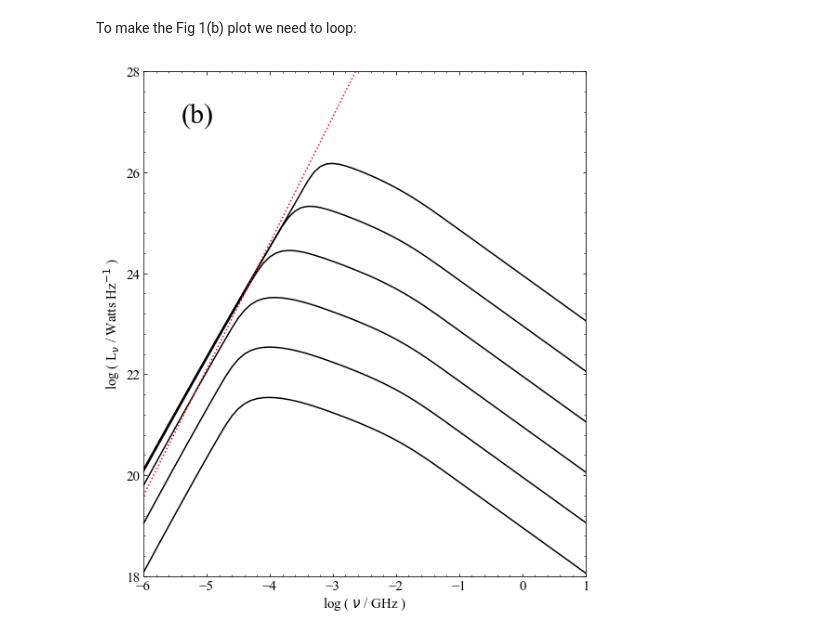
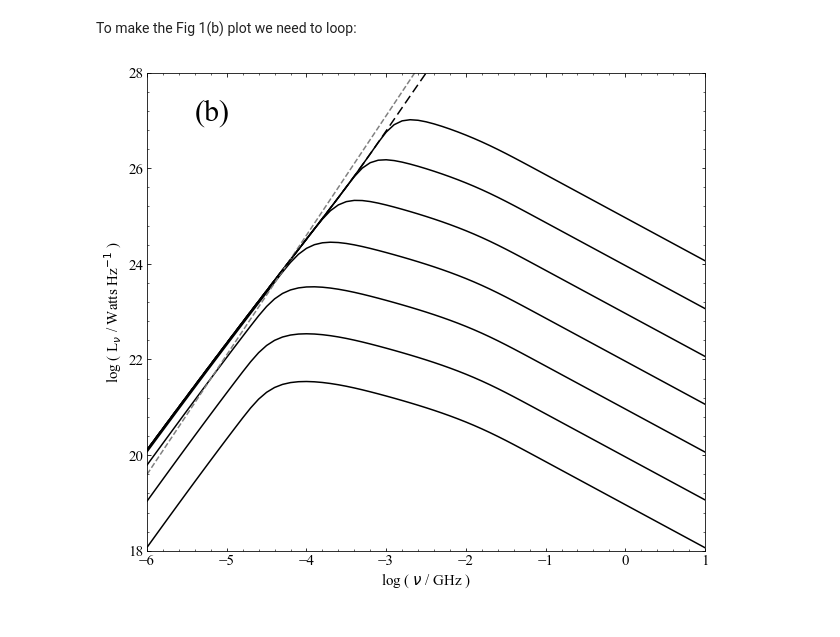
Before and after one commit to as595/ExtraGalRadio, a Jupyter notebook: NOTEBOOKS/PB96_Fig1b.ipynb, the cells around one changed output. Saved outputs shown, nothing was run; the diff lists cells and outputs as text; code cells hidden in the pictures.

```diff
--- a/NOTEBOOKS/PB96_Fig1b.ipynb
+++ b/NOTEBOOKS/PB96_Fig1b.ipynb
@@ -43,5 +76,3 @@ kappa = kappa_ff+kappa_nu
 # %%
 dl = 1.61*gal_height_kpc*1000.*pc2cm
-tau_nu = kappa_nu*dl
-tau_ff = kappa_ff*dl
 tau = kappa*dl
@@ -91,37 +134,42 @@ ax = pl.subplot(111)
 em_nu0 = calc_em_synch(nu,H_G,N0)
 kappa_nu0 = calc_kappa_synch(nu,H_G,N0)
 
-for i in range(-10,-4):
+for i in range(-10,-3):
 
     N1 = 5.*10.**(i)
 
     em_nu = em_nu0*N1/N0
     kappa_nu = kappa_nu0*N1/N0
 
     kappa = kappa_nu+kappa_ff
     tau_nu = kappa*dl
     i_nu = (em_nu/kappa)*(1 - np.exp(-1.*tau_nu))
     L_nu = i_nu*1e-3*4*np.pi*A_m2   # 1e-3 for: erg/s/cm^2/Hz --> Watts/m^2/Hz
 
     x = np.log10(nu[np.where(L_nu>0.)]/1e9)
     y = np.log10(L_nu[np.where(L_nu>0.)])
     pl.plot(x,y,c='black')
 
-pl.plot(np.log10(nu/1e9), np.log10(L_abs), c='r', ls=":")
+# add Longair approximate limit:
+pl.plot(np.log10(nu/1e9), np.log10(L_abs), c='grey', ls="--")
+
+# add exact limit:
+pl.plot(np.log10(nu/1e9), np.log10(1e-3*4*np.pi*A_m2*em_nu0/kappa_nu0), c='black', ls="--", dashes=[6, 3])
+
 
 pl.axis([-6,1,18,28])
 pl.xlabel(r"log ( $\nu$ / GHz )",size=15)
 pl.ylabel(r"log ( L$_{\nu}$ / Watts Hz$^{-1}$ )",size=15)
 pl.locator_params(axis='x', nbins=8)
 pl.locator_params(axis='y', nbins=5)
 ax.tick_params(which="both",direction="in",top=True,right=True,labelsize=15)
 ax.xaxis.set_minor_locator(AutoMinorLocator(5))
 ax.yaxis.set_minor_locator(AutoMinorLocator(5))
-ax.set_aspect(0.8)
+ax.set_aspect(0.6)
 
 pl.text(-5.4,27,"(b)",size=30)
 
 rcParams['figure.figsize'] = [10, 10]
 pl.show()
 # %% [output]
-[figure, old version]
+[figure, new version]
```
Also changed, not shown: parts of 11 cells of this notebook.
